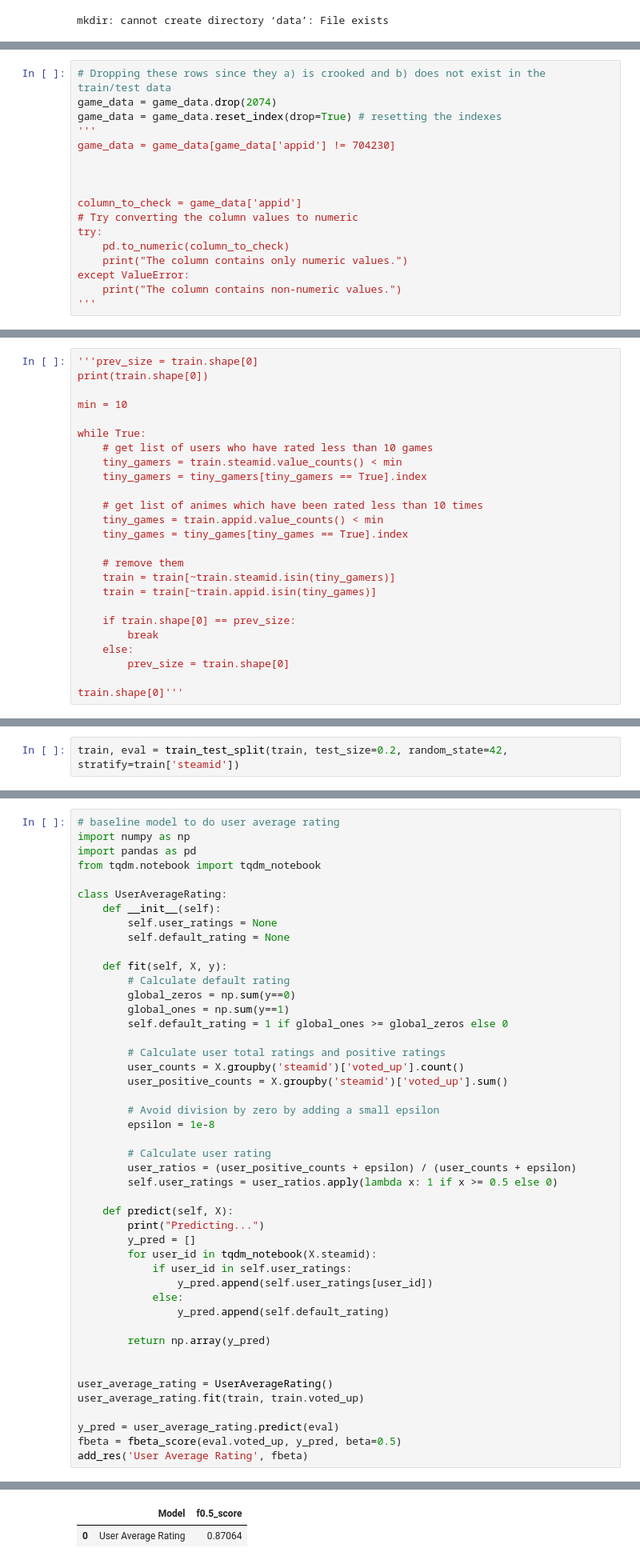
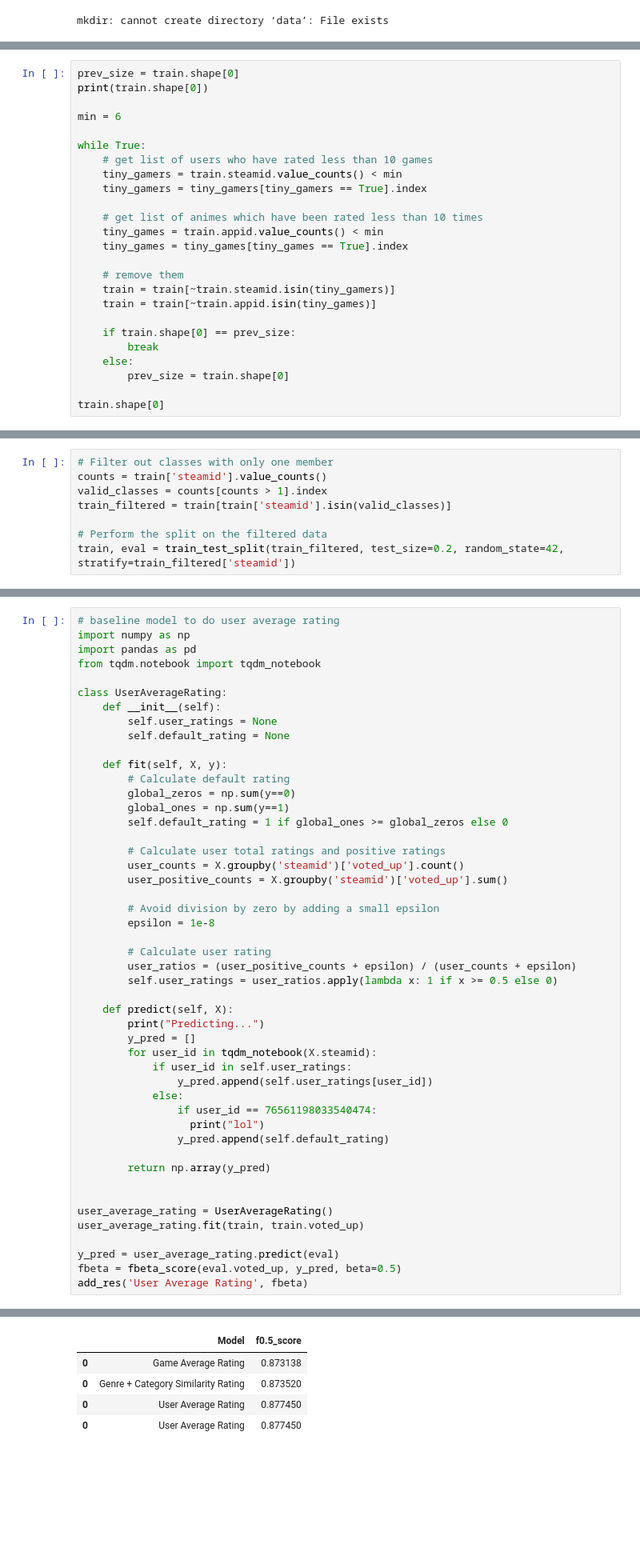
Before and after one commit to akseljoonas/rec-system-MLFortnight, a Jupyter notebook: main_model.ipynb, the cells around one changed output, grey strips where cells are left out. Shown at 80% size. Drawn from its saved outputs; the diff is of its cells as text; blank space fills up the shorter version.

```diff
--- a/main_model.ipynb
+++ b/main_model.ipynb
@@ -122,17 +121,0 @@ train.head()
-# %%
-# Dropping these rows since they a) is crooked and b) does not exist in the train/test data
-game_data = game_data.drop(2074)
-game_data = game_data.reset_index(drop=True) # resetting the indexes
-'''
-game_data = game_data[game_data['appid'] != 704230]
-
-
-
-column_to_check = game_data['appid']
-# Try converting the column values to numeric
-try:
-    pd.to_numeric(column_to_check)
-    print("The column contains only numeric values.")
-except ValueError:
-    print("The column contains non-numeric values.")
-'''
@@ -306,10 +265,10 @@ There are also games that have been reviewed very little.
 Since it's very difficult to make predictions on users or games that have very little data, we remove the gamers that have reviewd too little games, and the games that have received too little reviews.
 We do this until we converge to a point where every user has reviewed at least 5 games, and every game has at least 5 reviews.
 # %%
-'''prev_size = train.shape[0]
+prev_size = train.shape[0]
 print(train.shape[0])
 
-min = 10
+min = 6
 
 while True:
     # get list of users who have rated less than 10 games
@@ -329,5 +288,5 @@ while True:
     else:
         prev_size = train.shape[0]
 
-train.shape[0]'''
+train.shape[0]
 # %% [output]
@@ -335,4 +319,2 @@ train.shape[0]'''
 # %% [markdown]
 ## Train-Test Split
-# %%
-train, eval = train_test_split(train, test_size=0.2, random_state=42, stratify=train['steamid'])
@@ -339,3 +336,11 @@ train, eval = train_test_split(train, test_size=0.2, random_state=42, stratify=t
+# %%
+# Filter out classes with only one member
+counts = train['steamid'].value_counts()
+valid_classes = counts[counts > 1].index
+train_filtered = train[train['steamid'].isin(valid_classes)]
+
+# Perform the split on the filtered data
+train, eval = train_test_split(train_filtered, test_size=0.2, random_state=42, stratify=train_filtered['steamid'])
 # %% [markdown]
 ## Normalising the train data
 # %%
@@ -394,34 +399,39 @@ class UserAverageRating:
         user_positive_counts = X.groupby('steamid')['voted_up'].sum()
 
         # Avoid division by zero by adding a small epsilon
         epsilon = 1e-8
 
         # Calculate user rating
         user_ratios = (user_positive_counts + epsilon) / (user_counts + epsilon)
         self.user_ratings = user_ratios.apply(lambda x: 1 if x >= 0.5 else 0)
 
     def predict(self, X):
         print("Predicting...")
         y_pred = []
         for user_id in tqdm_notebook(X.steamid):
             if user_id in self.user_ratings:
                 y_pred.append(self.user_ratings[user_id])
             else:
+                if user_id == 76561198033540474:
+                  print("lol")
                 y_pred.append(self.default_rating)
 
         return np.array(y_pred)
 
 
 user_average_rating = UserAverageRating()
 user_average_rating.fit(train, train.voted_up)
 
 y_pred = user_average_rating.predict(eval)
 fbeta = fbeta_score(eval.voted_up, y_pred, beta=0.5)
 add_res('User Average Rating', fbeta)
 # %% [output]
 Predicting...
 |  | Model | f0.5_score |
-| 0 | User Average Rating | 0.87064 |
+| 0 | Game Average Rating | 0.873138 |
+| 0 | Genre + Category Similarity Rating | 0.873520 |
+| 0 | User Average Rating | 0.877450 |
+| 0 | User Average Rating | 0.877450 |
 # %%
 # Making predicitons on the test data and saving them to a csv file
 test_pred = user_average_rating.predict(test)
```
Also changed, not shown: parts of 19 cells of this notebook.
